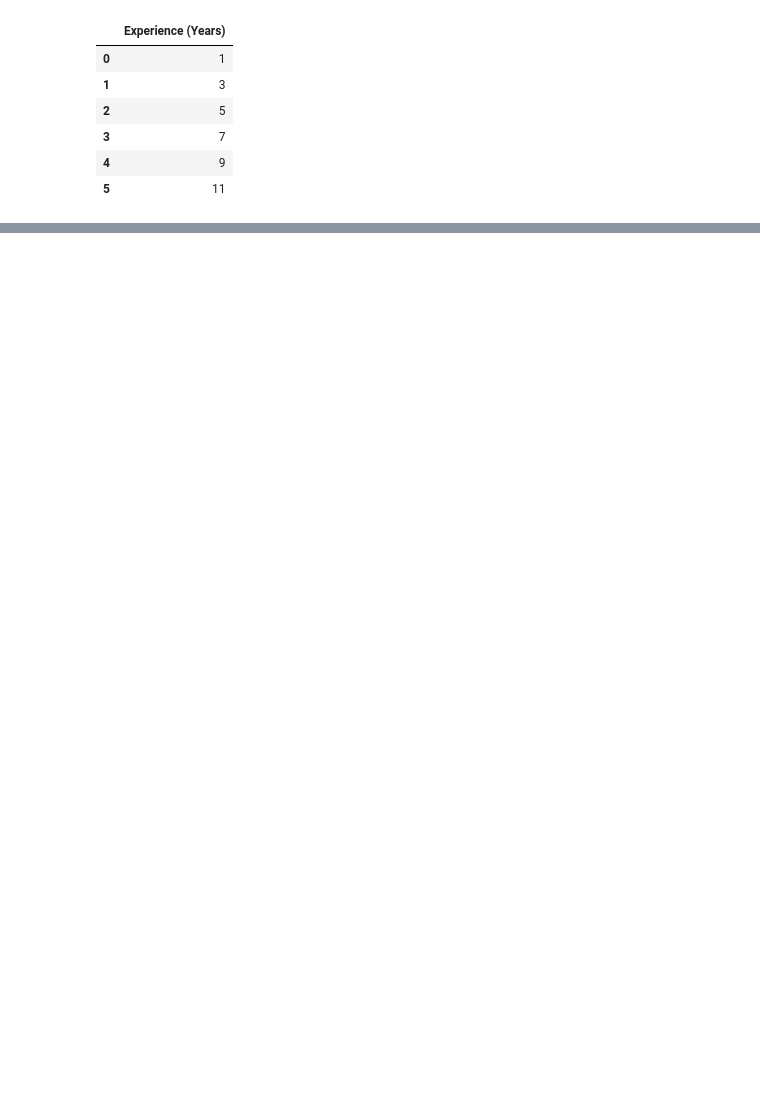
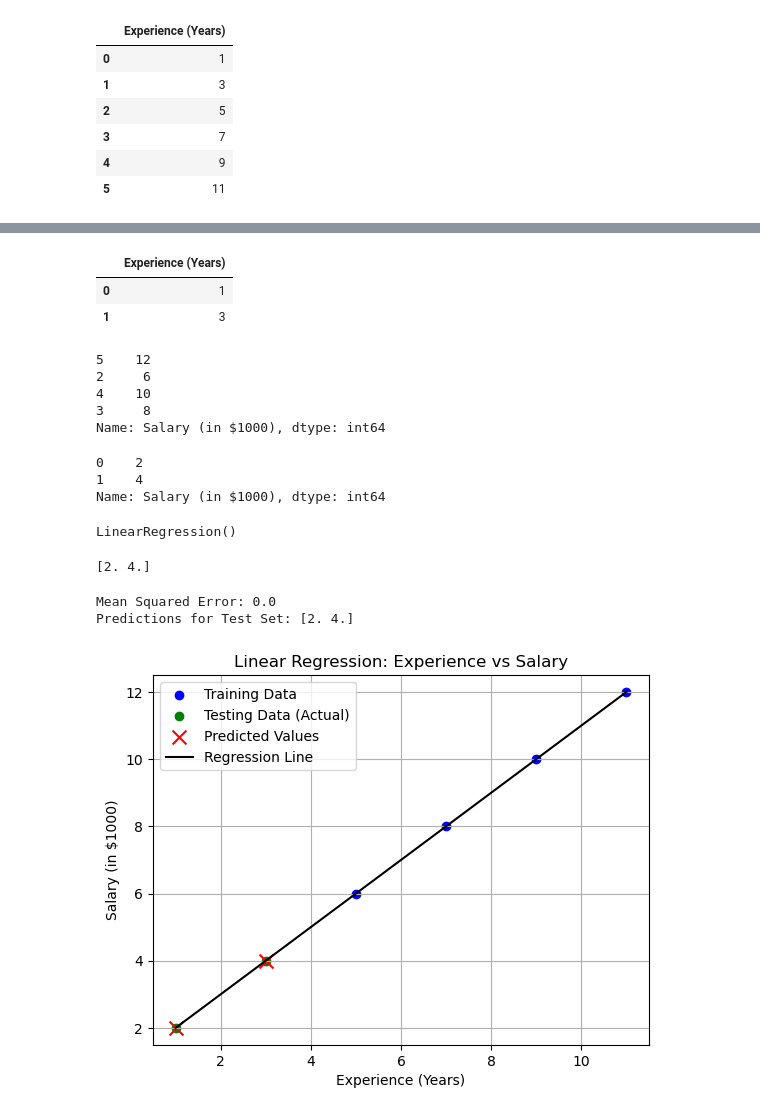
Before and after one commit to AliHasan06/Data-Science, a Jupyter notebook: my code/week 6/week 6 day 4.ipynb, the cells around one changed output, grey strips where cells are left out. Saved outputs shown, nothing was run; the diff lists cells and outputs as text; code cells hidden in the pictures; blank space fills up the shorter version.

```diff
--- a/my code/week 6/week 6 day 4.ipynb
+++ b/my code/week 6/week 6 day 4.ipynb
@@ -14,7 +16,7 @@ from sklearn.metrics import mean_squared_error
 # Data: Experience vs. Salary
 data = {
     'Experience (Years)': [1, 3, 5, 7, 9, 11],
-    'Salary (in $1000)': [30, 40, 50, 60, 80, 100]
+    'Salary (in $1000)': [2, 4, 6, 8, 10, 12]
 }
 df = pd.DataFrame(data)
 # %%
@@ -42 +44,4 @@ y
 Name: Salary (in $1000), dtype: int64
+# %%
+# Splitting the dataset into training and testing sets
+X_train, X_test, y_train, y_test = train_test_split(X, y, test_size=0.2, random_state=42)
@@ -42,0 +56,61 @@ Name: Salary (in $1000), dtype: int64
+# %%
+X_test
+# %% [output]
+|  | Experience (Years) |
+| 0 | 1 |
+| 1 | 3 |
+# %%
+y_train
+# %% [output]
+5    12
+2     6
+4    10
+3     8
+Name: Salary (in $1000), dtype: int64
+# %%
+y_test
+# %% [output]
+0    2
+1    4
+Name: Salary (in $1000), dtype: int64
+# %%
+# Creating a Linear Regression model and training it
+model = LinearRegression()
+model.fit(X_train, y_train)
+# %% [output]
+LinearRegression()
+# %%
+# Making predictions
+y_pred = model.predict(X_test)
+# %%
+print(y_pred)
+# %% [output]
+[2. 4.]
+# %%
+# Evaluating the model
+mse = mean_squared_error(y_test, y_pred)
+print("Mean Squared Error:", mse)
+print("Predictions for Test Set:", y_pred)
+# %% [output]
+Mean Squared Error: 0.0
+Predictions for Test Set: [2. 4.]
+# %%
+# Plotting actual values vs predicted values
+plt.scatter(X_train, y_train, color='blue', label='Training Data')
+plt.scatter(X_test, y_test, color='green', label='Testing Data (Actual)')
+plt.scatter(X_test, y_pred, color='red', marker='x', s=100, label='Predicted Values')
+
+# Plotting the regression line
+# Creating points from the entire experience range for a better representation of the regression line
+X_full = np.linspace(X.min(), X.max(), 100).reshape(-1, 1)
+y_line = model.predict(X_full)
+plt.plot(X_full, y_line, color='black', label='Regression Line')
+
+plt.xlabel('Experience (Years)')
+plt.ylabel('Salary (in $1000)')
+plt.title('Linear Regression: Experience vs Salary')
+plt.legend()
+plt.grid(True)
+plt.show()
+# %% [output]
+[figure, added]
```
Also changed, not shown: parts of 3 cells of this notebook, 1 other file.
